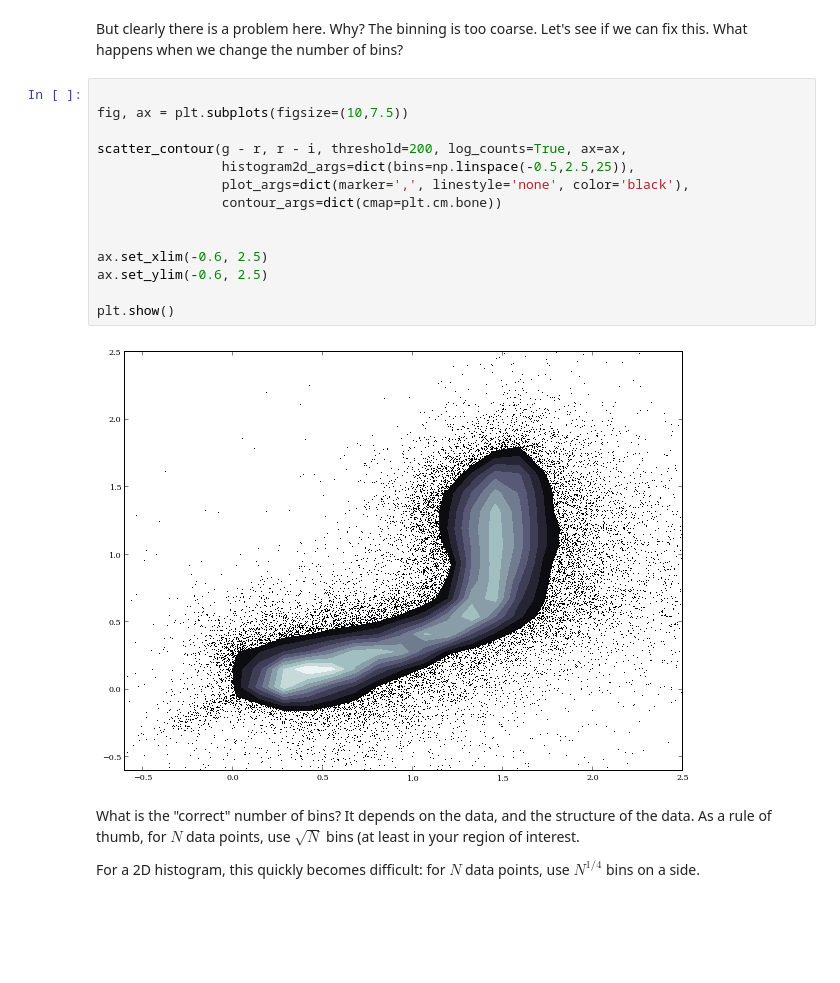
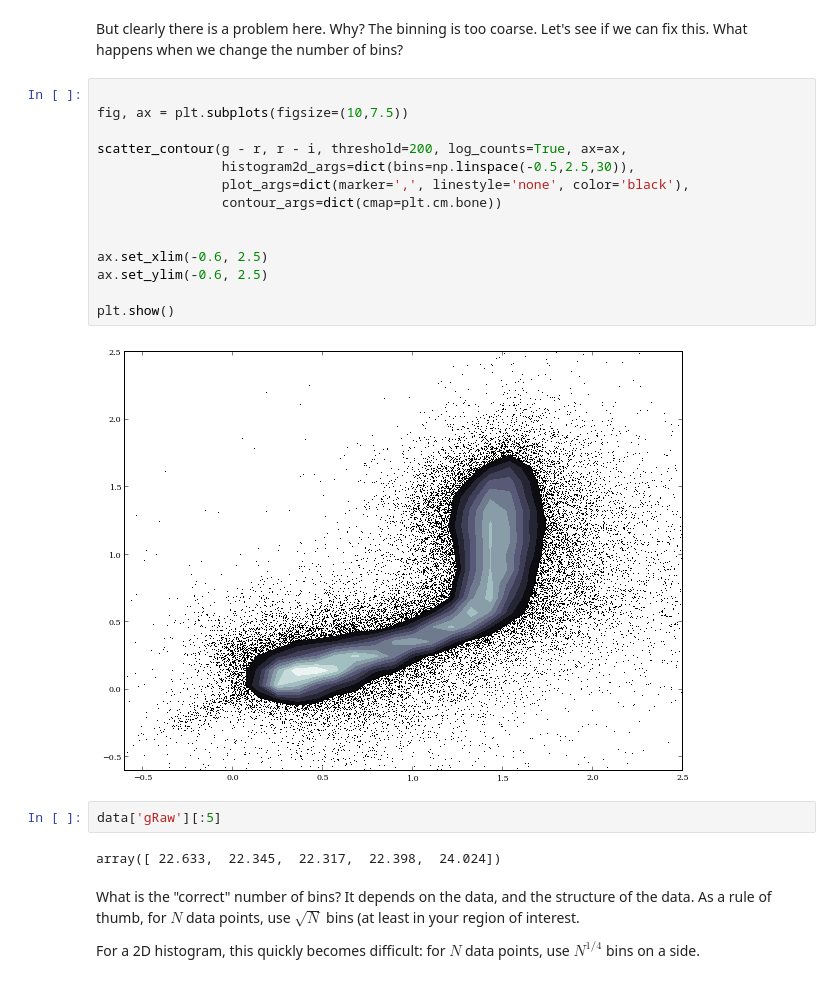
Before and after one commit to dschimin/soma, a Jupyter notebook: Week1/Plotting Data.ipynb, the cells around one changed output. Cells and saved outputs as stored; diff of their text form; blank space fills up the shorter version.

```diff
--- a/Week1/Plotting Data.ipynb
+++ b/Week1/Plotting Data.ipynb
@@ -110,19 +110,23 @@ But clearly there is a problem here. Why? The binning is too coarse. Let's see i
 # %%
 
 fig, ax = plt.subplots(figsize=(10,7.5))
 
 scatter_contour(g - r, r - i, threshold=200, log_counts=True, ax=ax,
-                histogram2d_args=dict(bins=np.linspace(-0.5,2.5,25)),
+                histogram2d_args=dict(bins=np.linspace(-0.5,2.5,30)),
                 plot_args=dict(marker=',', linestyle='none', color='black'),
                 contour_args=dict(cmap=plt.cm.bone))
 
 
 ax.set_xlim(-0.6, 2.5)
 ax.set_ylim(-0.6, 2.5)
 
 plt.show()
 # %% [output]
-[figure, old version]
+[figure, new version]
+# %%
+data['gRaw'][:5]
+# %% [output]
+array([ 22.633,  22.345,  22.317,  22.398,  24.024])
 # %% [markdown]
 What is the "correct" number of bins? It depends on the data, and the structure of the data. As a rule of thumb, for $N$ data points, use $\sqrt{N}$ bins (at least in your region of interest.
 
```
Also changed, not shown: parts of 1 cell of this notebook, 5 other files.
